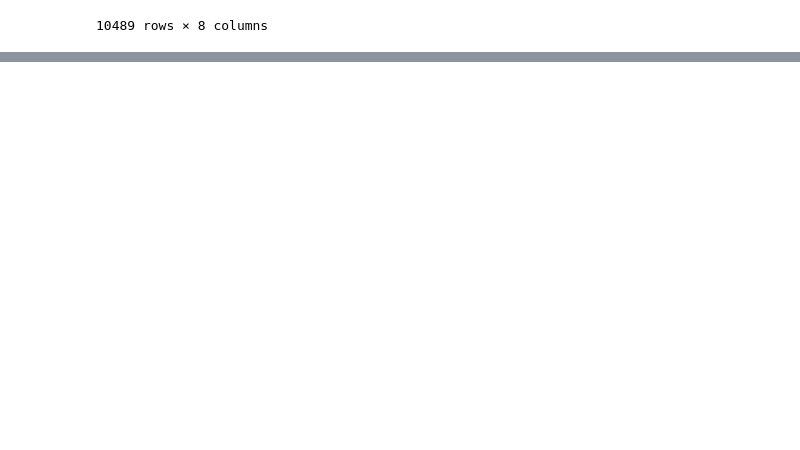
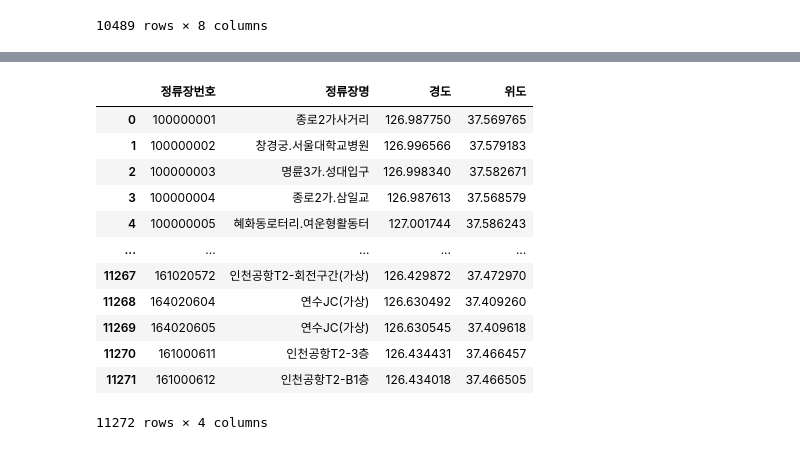
Before and after one commit to 23-1-CauCapstone-Team3/DataPreprocessing, a Jupyter notebook: hub/station.ipynb, the cells around one changed output, grey strips where cells are left out. Cells and saved outputs as stored; diff of their text form; code cells hidden in the pictures; blank space fills up the shorter version.

```diff
--- a/hub/station.ipynb
+++ b/hub/station.ipynb
@@ -254,0 +256,3 @@ result_bus_time.to_csv('result_bus_per_station.csv',
+# %%
+bus_station_2 = bus_route_per_station.copy()
+bus_station_2
@@ -254,0 +273,20 @@ result_bus_time.to_csv('result_bus_per_station.csv',
+# %%
+bus_station_2 = bus_station_2.drop(columns=["노선명", "순번", "노선번호", "ARS_ID"])
+bus_station_2 = bus_station_2.rename(columns={"정류소명": "정류장명"})
+bus_station_2 = bus_station_2.drop_duplicates()
+bus_station_2 = bus_station_2.reset_index(drop=True)
+bus_station_2
+# %% [output]
+|  | 정류장번호 | 정류장명 | 경도 | 위도 |
+| 0 | 100000001 | 종로2가사거리 | 126.987750 | 37.569765 |
+| 1 | 100000002 | 창경궁.서울대학교병원 | 126.996566 | 37.579183 |
+| 2 | 100000003 | 명륜3가.성대입구 | 126.998340 | 37.582671 |
+| 3 | 100000004 | 종로2가.삼일교 | 126.987613 | 37.568579 |
+| 4 | 100000005 | 혜화동로터리.여운형활동터 | 127.001744 | 37.586243 |
+| ... | ... | ... | ... | ... |
+| 11267 | 161020572 | 인천공항T2-회전구간(가상) | 126.429872 | 37.472970 |
+| 11268 | 164020604 | 연수JC(가상) | 126.630492 | 37.409260 |
+| 11269 | 164020605 | 연수JC(가상) | 126.630545 | 37.409618 |
+| 11270 | 161000611 | 인천공항T2-3층 | 126.434431 | 37.466457 |
+| 11271 | 161000612 | 인천공항T2-B1층 | 126.434018 | 37.466505 |
+11272 rows × 4 columns
```
Also changed, not shown: parts of 22 cells of this notebook, 2 other files.
